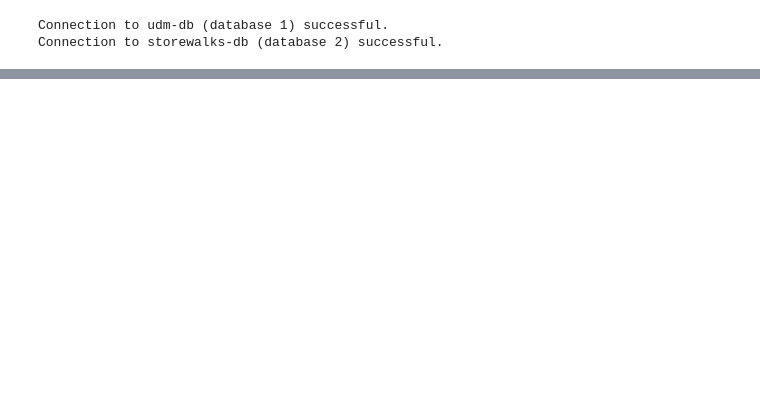
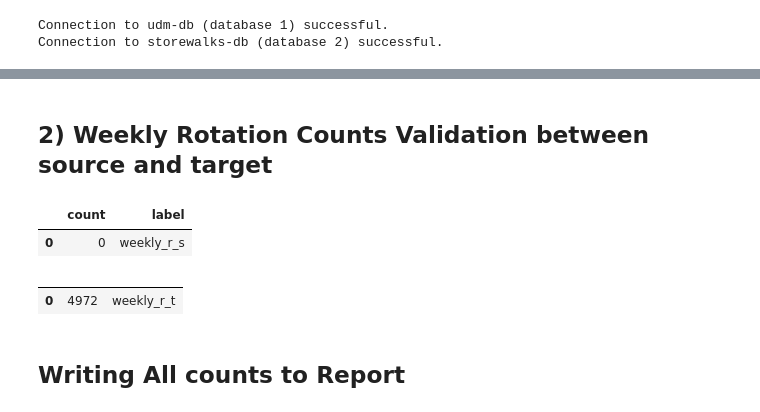
Before and after one commit to Abdus-4584/Abdus-4584, a Jupyter notebook: TM_Store_Walk_In.ipynb, the cells around one changed output, grey strips where cells are left out. Cells and saved outputs as stored; diff of their text form; code cells hidden in the pictures; blank space fills up the shorter version.

```diff
--- a/TM_Store_Walk_In.ipynb
+++ b/TM_Store_Walk_In.ipynb
@@ -497,0 +604,19 @@ Weekly Sanitation Validation Report Passed
+# %%
+#Source data2
+with database_2.snapshot() as snapshot:
+    result = snapshot.execute_sql("""
+select distinct concat(division_number,store_number) AS div_str_id,
+from task where task_date='2023-08-11'
+        """)
+
+
+    # Stream in rows
+    rows = list()
+    for row in result:
+        rows.append(row)
+
+    # Get column names
+    cols = [x.name for x in result.fields]
+
+    # Convert to pandas dataframe
+    result_3w_s2_df = pd.DataFrame(rows, columns = cols)
@@ -501,0 +1248,2 @@ Weekly Sanitation Validation Report Passed
+# %% [markdown]
+## 2) Weekly Rotation Counts Validation between source and target ##
@@ -501,0 +1318,33 @@ Weekly Sanitation Validation Report Passed
+# %%
+# Joining the DataFrames using the specified conditions
+result_wr_c_df = pd.merge(result_wr_s1_c_df, result_wr_s2_c_df, how='inner', left_on=[
+    'div_str_id', 'task_type_name', 'task_classification','sub_dpmt_name', 'task_desc'
+], right_on=[
+    'div_str_id_2', 'task_type_2', 'task_classification_2', 'department_name_2', 'task_description_2'
+])
+
+# Select the desired columns in the result_df DataFrame
+result_wr_c_df = result_wr_c_df[['div_str_id', 'task_desc', 'task_type_name', 'task_classification', 'sub_dpmt_name']]
+
+# Rename the columns in the result_df DataFrame
+result_wr_c_df = result_wr_c_df.rename(columns={
+    'div_str_id': 'div_str_id_s',
+    'task_type_name': 'task_type_name',
+    'task_classification': 'task_classification_s',
+    'task_desc': 'task_desc',
+    'sub_dpmt_name': 'sub_dpmt_name'
+})
+
+# Group by 'div_str_id_s' and count the occurrences
+result_wr_c_count_df = result_wr_c_df.groupby('div_str_id_s').size().reset_index(name='count')
+
+# Calculate the sum of 'count'
+total_count2 = result_wr_c_count_df['count'].sum()
+
+# Create a DataFrame with 'count' and 'weekly_s' columns
+result_label2_df = pd.DataFrame({'count': [total_count2], 'label': ['weekly_r_s']})
+
+result_label2_df.head()
+# %% [output]
+|  | count | label |
+| 0 | 0 | weekly_r_s |
@@ -501,0 +1379,7 @@ Weekly Sanitation Validation Report Passed
+# %%
+result_wr_t_c_df.head()
+# %% [output]
+|  |  |  |
+| 0 | 4972 | weekly_r_t |
+# %% [markdown]
+## Writing All counts to Report ##
```
Also changed, not shown: parts of 68 cells of this notebook.
